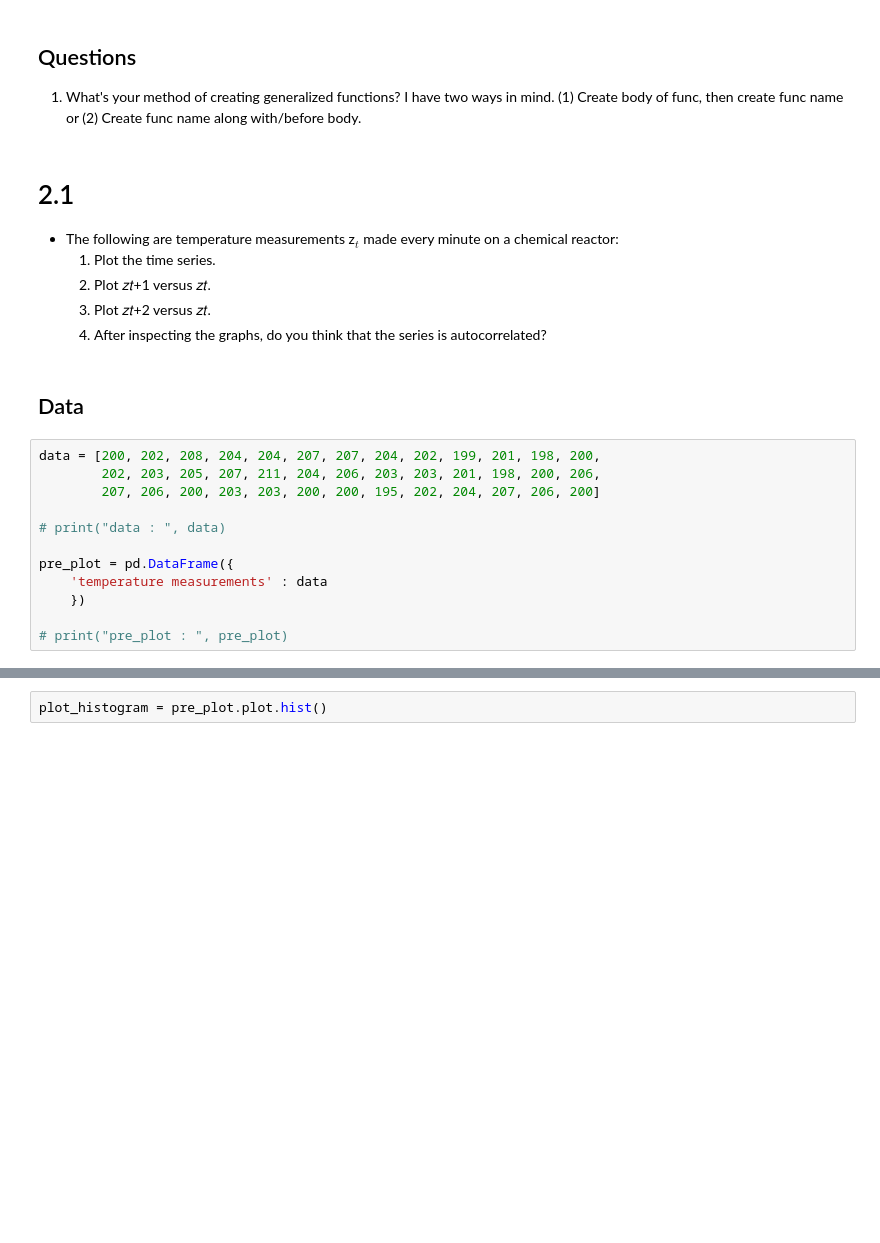
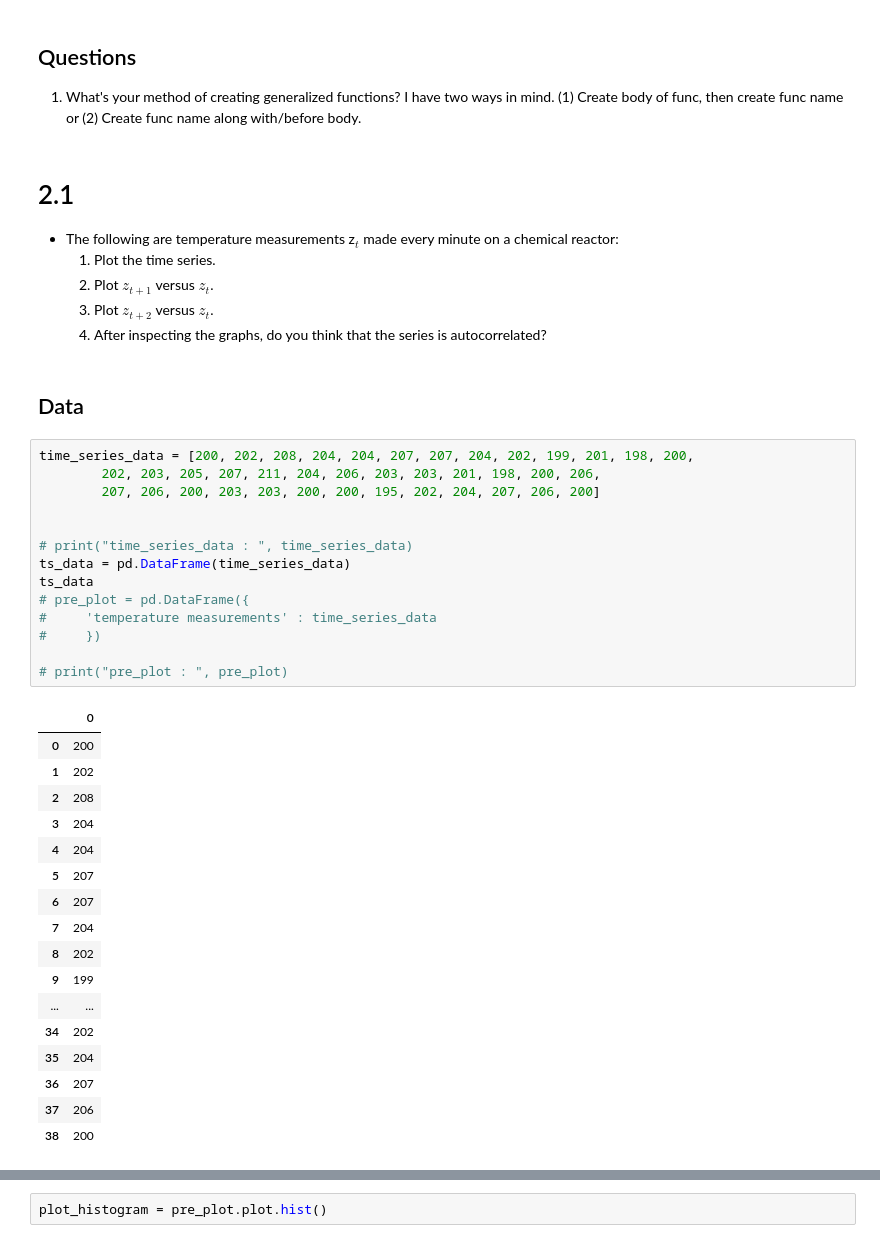
Before and after one commit to Brinkley97/book-forecasting_and_control, a Jupyter notebook: part_1/2-autocorrelation_func_and_spectrum_of_stationary_process/exercises/2.1.ipynb, the cells around one changed output, grey strips where cells are left out. Drawn from its saved outputs; the diff is of its cells as text; blank space fills up the shorter version.

```diff
--- a/part_1/2-autocorrelation_func_and_spectrum_of_stationary_process/exercises/2.1.ipynb
+++ b/part_1/2-autocorrelation_func_and_spectrum_of_stationary_process/exercises/2.1.ipynb
@@ -10,23 +10,43 @@ import pandas as pd
 
 - The following are temperature measurements z${_t}$ made every minute on a chemical reactor:
     1. Plot the time series.
-    2. Plot 𝑧𝑡+1 versus 𝑧𝑡.
-    3. Plot 𝑧𝑡+2 versus 𝑧𝑡.
+    2. Plot $𝑧_{𝑡+1}$ versus $𝑧_𝑡$.
+    3. Plot $𝑧_{𝑡+2}$ versus $𝑧_𝑡$.
     4. After inspecting the graphs, do you think that the series is autocorrelated?
 # %% [markdown]
 ## Data
 # %%
-data = [200, 202, 208, 204, 204, 207, 207, 204, 202, 199, 201, 198, 200,
+time_series_data = [200, 202, 208, 204, 204, 207, 207, 204, 202, 199, 201, 198, 200,
         202, 203, 205, 207, 211, 204, 206, 203, 203, 201, 198, 200, 206,
         207, 206, 200, 203, 203, 200, 200, 195, 202, 204, 207, 206, 200]
 
-# print("data : ", data)
 
-pre_plot = pd.DataFrame({
-    'temperature measurements' : data
-    })
+# print("time_series_data : ", time_series_data)
+ts_data = pd.DataFrame(time_series_data)
+ts_data
+# pre_plot = pd.DataFrame({
+#     'temperature measurements' : time_series_data
+#     })
 
 # print("pre_plot : ", pre_plot)
+# %% [output]
+|  | 0 |
+| 0 | 200 |
+| 1 | 202 |
+| 2 | 208 |
+| 3 | 204 |
+| 4 | 204 |
+| 5 | 207 |
+| 6 | 207 |
+| 7 | 204 |
+| 8 | 202 |
+| 9 | 199 |
+| ... | ... |
+| 34 | 202 |
+| 35 | 204 |
+| 36 | 207 |
+| 37 | 206 |
+| 38 | 200 |
 # %% [markdown]
 ## Q1 Plots w/ mini analysis
 
```
Also changed, not shown: parts of 9 cells of this notebook, 6 other files.
